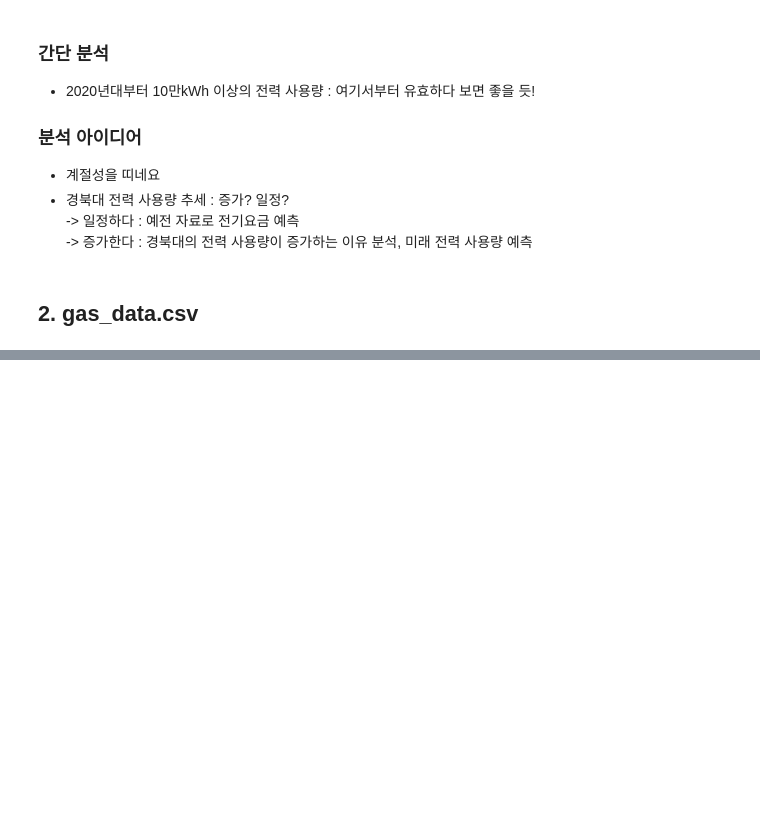
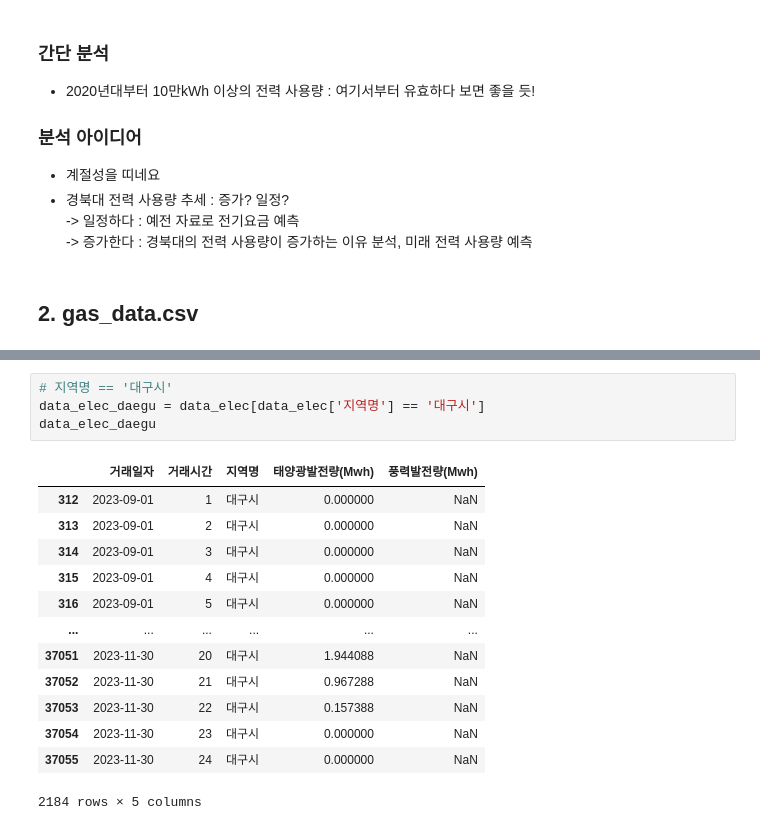
Before and after one commit to zeenoo11/Project_LivingLab, a Jupyter notebook: Projects/B01_prep_ideas.ipynb, the cells around one changed output, grey strips where cells are left out. Saved outputs shown, nothing was run; the diff lists cells and outputs as text; blank space fills up the shorter version.

```diff
--- a/Projects/B01_prep_ideas.ipynb
+++ b/Projects/B01_prep_ideas.ipynb
@@ -77,0 +125,18 @@ plt.show()
+# %%
+# 지역명 == '대구시'
+data_elec_daegu = data_elec[data_elec['지역명'] == '대구시']
+data_elec_daegu
+# %% [output]
+|  | 거래일자 | 거래시간 | 지역명 | 태양광발전량(Mwh) | 풍력발전량(Mwh) |
+| 312 | 2023-09-01 | 1 | 대구시 | 0.000000 | NaN |
+| 313 | 2023-09-01 | 2 | 대구시 | 0.000000 | NaN |
+| 314 | 2023-09-01 | 3 | 대구시 | 0.000000 | NaN |
+| 315 | 2023-09-01 | 4 | 대구시 | 0.000000 | NaN |
+| 316 | 2023-09-01 | 5 | 대구시 | 0.000000 | NaN |
+| ... | ... | ... | ... | ... | ... |
+| 37051 | 2023-11-30 | 20 | 대구시 | 1.944088 | NaN |
+| 37052 | 2023-11-30 | 21 | 대구시 | 0.967288 | NaN |
+| 37053 | 2023-11-30 | 22 | 대구시 | 0.157388 | NaN |
+| 37054 | 2023-11-30 | 23 | 대구시 | 0.000000 | NaN |
+| 37055 | 2023-11-30 | 24 | 대구시 | 0.000000 | NaN |
+2184 rows × 5 columns
```
Also changed, not shown: parts of 8 cells of this notebook.
